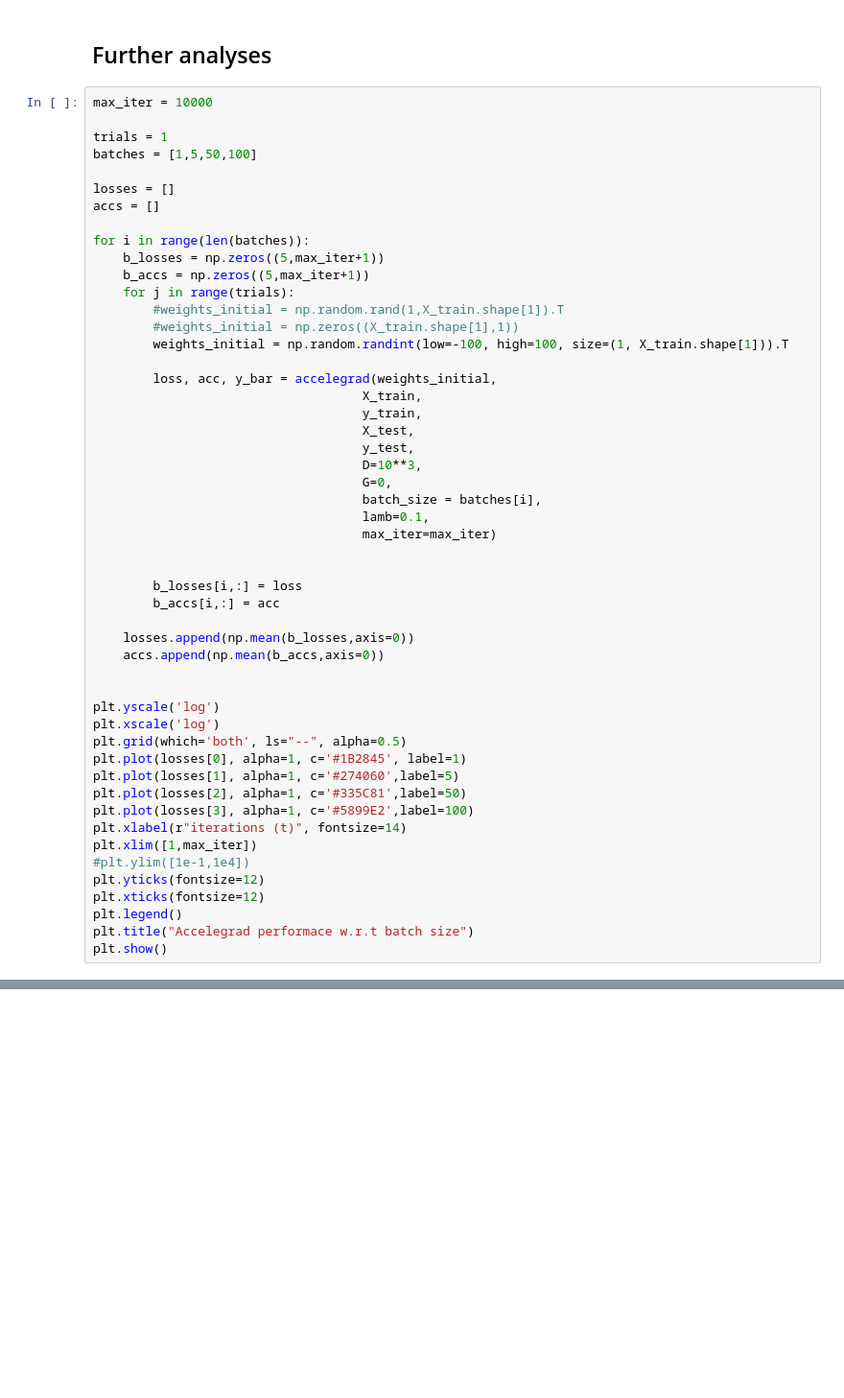
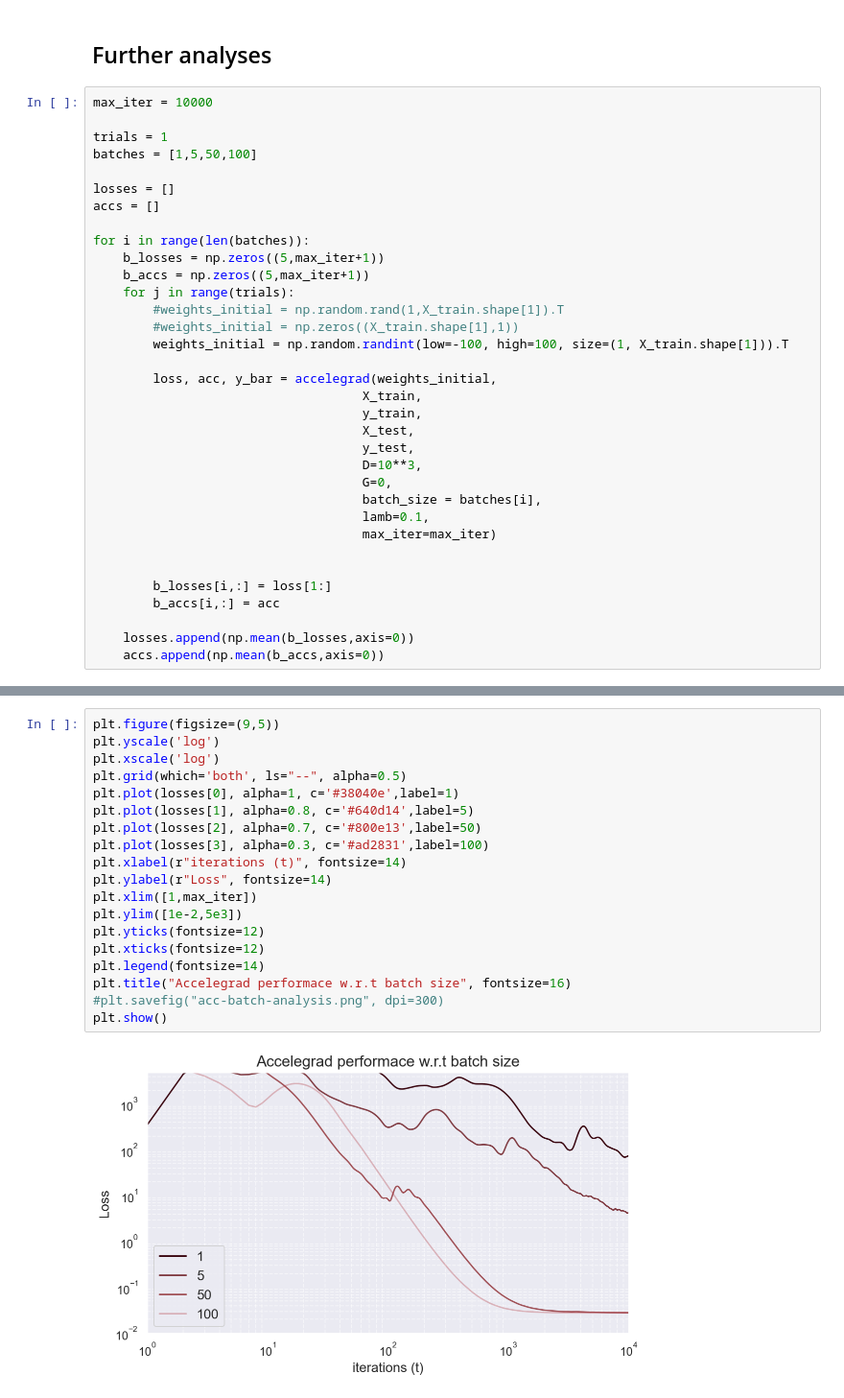
Before and after one commit to FrancescoMandru/Optimization, a Jupyter notebook: jupyter/AcceleGrad-UnixGrad.ipynb, the cells around one changed output, grey strips where cells are left out. Shown at 96% size. Drawn from its saved outputs; the diff is of its cells as text; blank space fills up the shorter version.

```diff
--- a/jupyter/AcceleGrad-UnixGrad.ipynb
+++ b/jupyter/AcceleGrad-UnixGrad.ipynb
@@ -554,25 +561,8 @@ for i in range(len(batches)):
                                     max_iter=max_iter)
 
 
-        b_losses[i,:] = loss
+        b_losses[i,:] = loss[1:]
         b_accs[i,:] = acc
 
     losses.append(np.mean(b_losses,axis=0))
     accs.append(np.mean(b_accs,axis=0))
-
-
-plt.yscale('log')
-plt.xscale('log')
-plt.grid(which='both', ls="--", alpha=0.5)
-plt.plot(losses[0], alpha=1, c='#1B2845', label=1)
-plt.plot(losses[1], alpha=1, c='#274060',label=5)
-plt.plot(losses[2], alpha=1, c='#335C81',label=50)
-plt.plot(losses[3], alpha=1, c='#5899E2',label=100)
-plt.xlabel(r"iterations (t)", fontsize=14)
-plt.xlim([1,max_iter])
-#plt.ylim([1e-1,1e4])
-plt.yticks(fontsize=12)
-plt.xticks(fontsize=12)
-plt.legend()
-plt.title("Accelegrad performace w.r.t batch size")
-plt.show()
@@ -580,0 +569,21 @@ plt.show()
+# %%
+plt.figure(figsize=(9,5))
+plt.yscale('log')
+plt.xscale('log')
+plt.grid(which='both', ls="--", alpha=0.5)
+plt.plot(losses[0], alpha=1, c='#38040e',label=1)
+plt.plot(losses[1], alpha=0.8, c='#640d14',label=5)
+plt.plot(losses[2], alpha=0.7, c='#800e13',label=50)
+plt.plot(losses[3], alpha=0.3, c='#ad2831',label=100)
+plt.xlabel(r"iterations (t)", fontsize=14)
+plt.ylabel(r"Loss", fontsize=14)
+plt.xlim([1,max_iter])
+plt.ylim([1e-2,5e3])
+plt.yticks(fontsize=12)
+plt.xticks(fontsize=12)
+plt.legend(fontsize=14)
+plt.title("Accelegrad performace w.r.t batch size", fontsize=16)
+#plt.savefig("acc-batch-analysis.png", dpi=300)
+plt.show()
+# %% [output]
+[figure, added]
```
Also changed, not shown: parts of 10 cells of this notebook, 1 other file.
